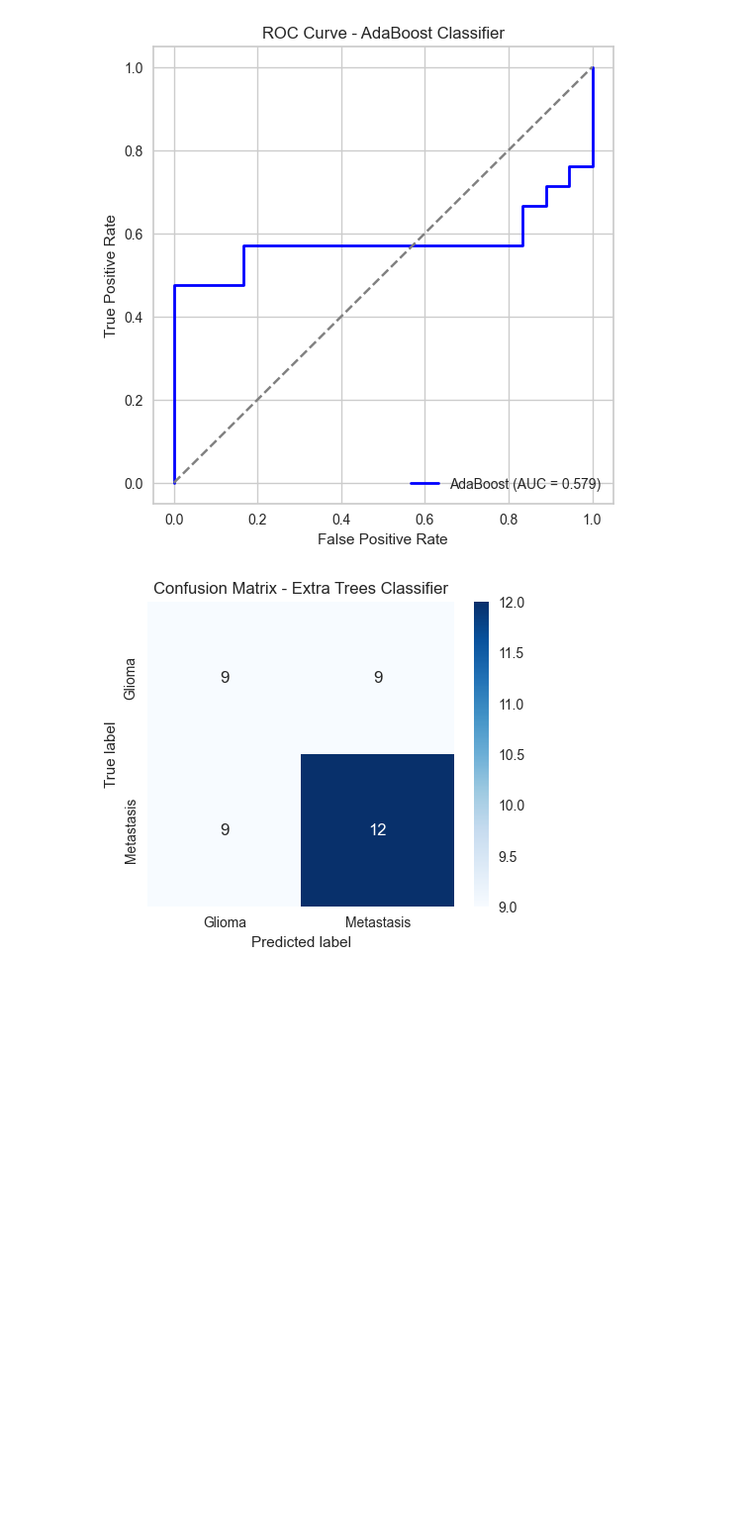
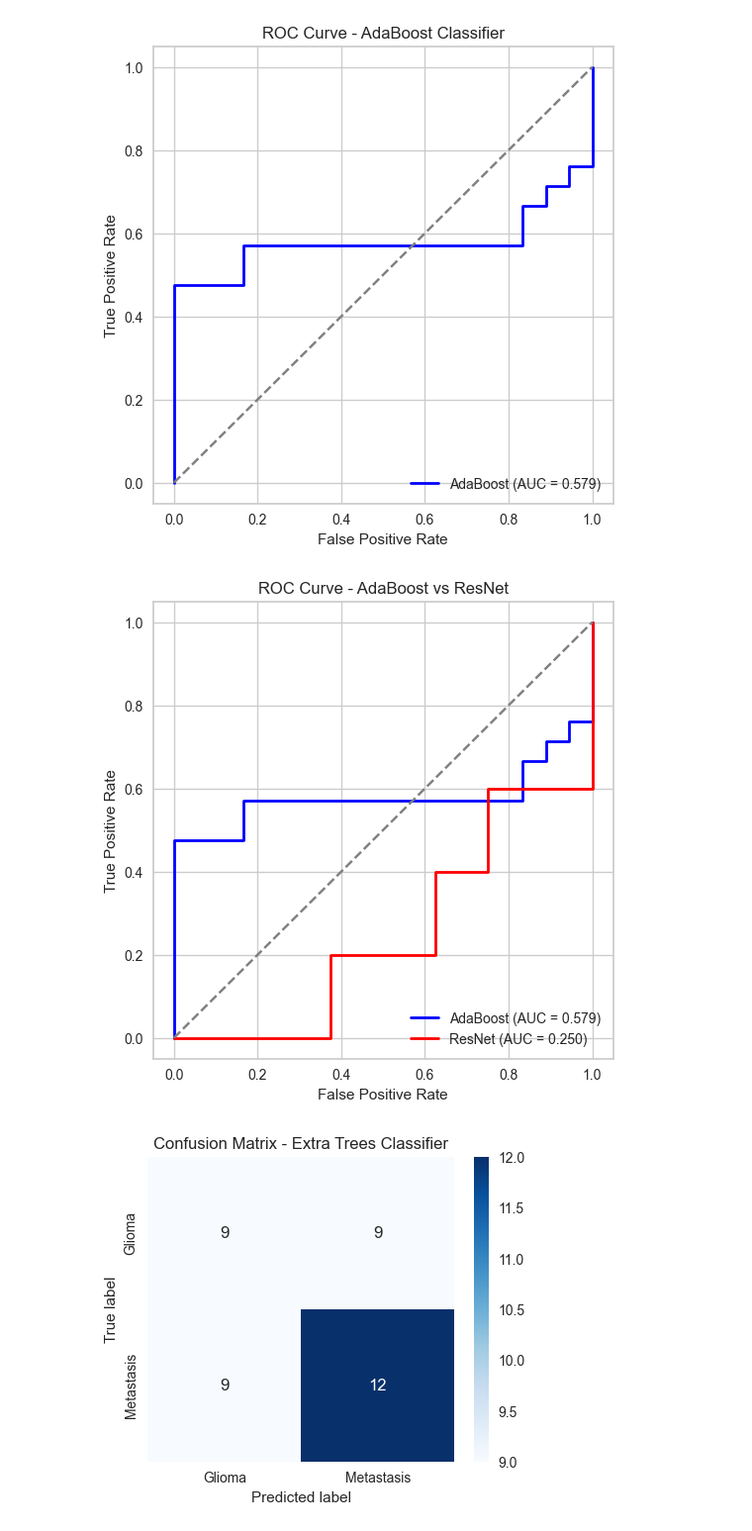
Before and after one commit to pmagbor/ds9000_project, a Jupyter notebook: 04_training_models.ipynb, the cells around one changed output. Shown at 99% size. Drawn from its saved outputs; the diff is of its cells as text; code cells hidden in the pictures; blank space fills up the shorter version.

```diff
--- a/04_training_models.ipynb
+++ b/04_training_models.ipynb
@@ -746,6 +746,37 @@ plt.legend(loc='lower right')
 plt.show()
 # %% [output]
 [figure]
+# %%
+# making an ROC curve with both the AdaBoost classifier and neural network results
+
+# AdaBoost metrics
+fpr_ada, tpr_ada, thresholds_ada = roc_curve(y_test, y_test_prob)
+roc_auc_ada = auc(fpr_ada, tpr_ada)
+
+# reading in CNN results
+cnn_results = pd.read_csv('../motum/test_predictions_3dresnet_multi.csv')
+cnn_results.head()
+
+# true labels and probabilities for test set
+y_cnn_true = cnn_results['true_label']
+y_cnn_prob = cnn_results['prob_glioma']
+
+# CNN ROC metrics
+fpr_cnn, tpr_cnn, thresholds_cnn = roc_curve(y_cnn_true, y_cnn_prob)
+roc_auc_cnn = auc(fpr_cnn, tpr_cnn)
+
+# Plot both ROC curves
+plt.figure(figsize=(6,6))
+plt.plot(fpr_ada, tpr_ada, color='blue', lw=2, label=f'AdaBoost (AUC = {roc_auc_ada:.3f})')
+plt.plot(fpr_cnn, tpr_cnn, color='red', lw=2, label=f'ResNet (AUC = {roc_auc_cnn:.3f})')
+plt.plot([0,1], [0,1], color='grey', linestyle='--')
+plt.xlabel('False Positive Rate')
+plt.ylabel('True Positive Rate')
+plt.title('ROC Curve - AdaBoost vs ResNet')
+plt.legend(loc='lower right')
+plt.show()
+# %% [output]
+[figure, added]
 # %%
 # making a confusion matrix
 from sklearn.metrics import confusion_matrix
```
Also changed, not shown: parts of 4 cells of this notebook.
